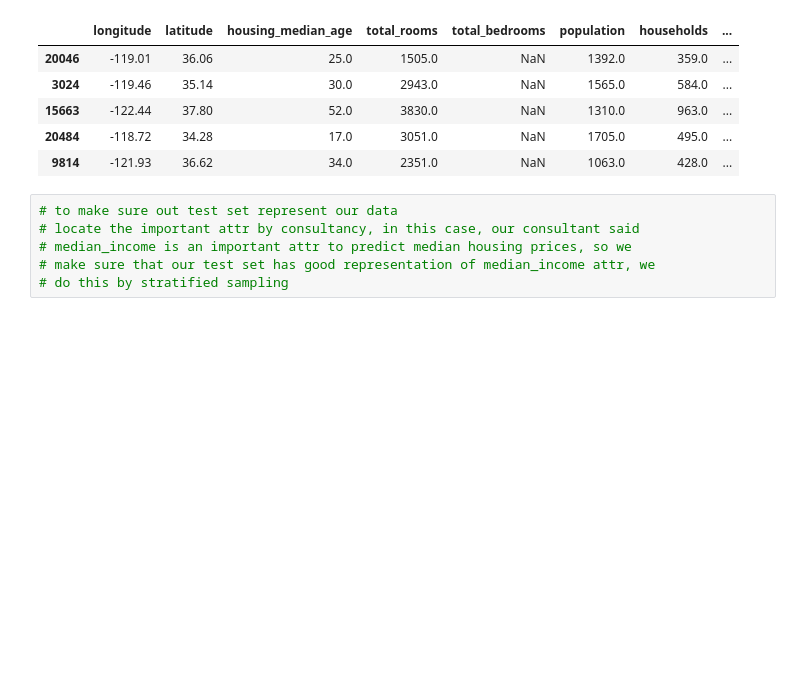
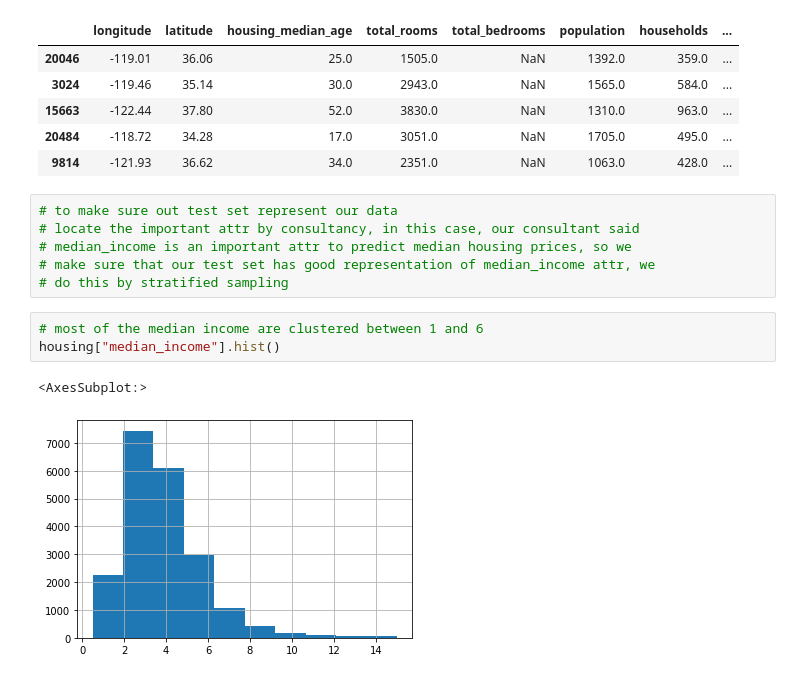
Before and after one commit to SaheedAde/homl, a Jupyter notebook: 2-e2e_ml_project.ipynb, the cells around one changed output. Drawn from its saved outputs; the diff is of its cells as text; blank space fills up the shorter version.

```diff
--- a/2-e2e_ml_project.ipynb
+++ b/2-e2e_ml_project.ipynb
@@ -157,3 +157,9 @@ test_set.head()
 # median_income is an important attr to predict median housing prices, so we
 # make sure that our test set has good representation of median_income attr, we
 # do this by stratified sampling
+# %%
+# most of the median income are clustered between 1 and 6
+housing["median_income"].hist()
+# %% [output]
+<AxesSubplot:>
+[figure, added]
```
Also changed, not shown: parts of 15 cells of this notebook.
